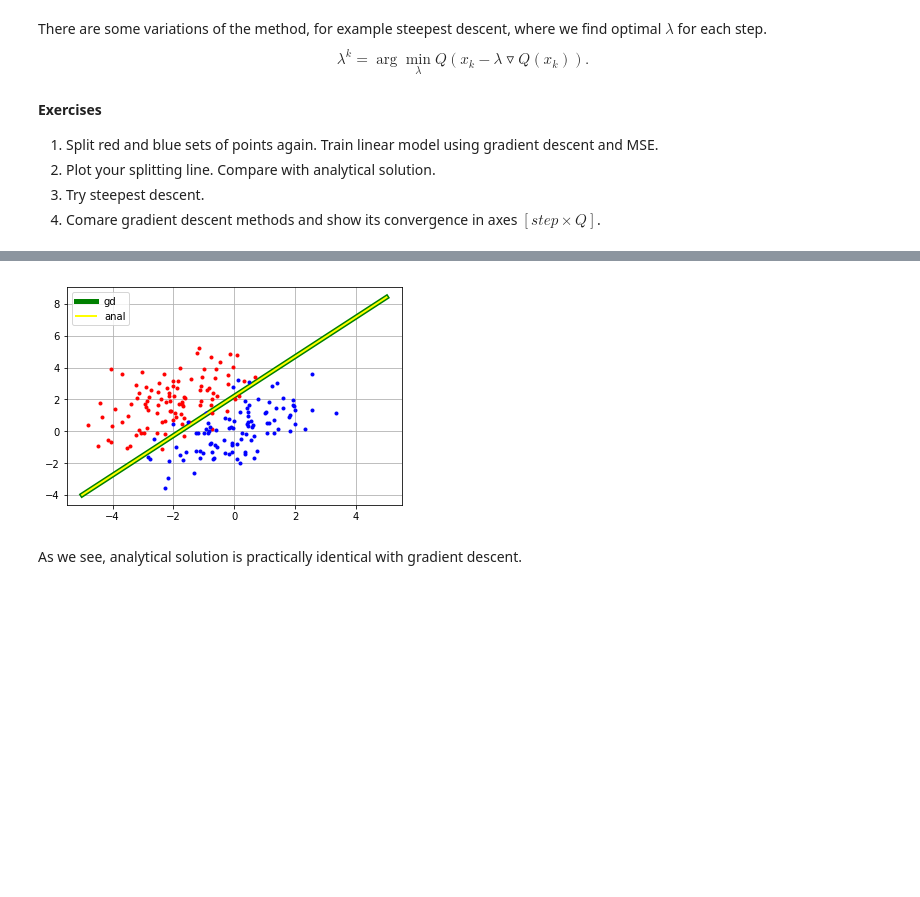
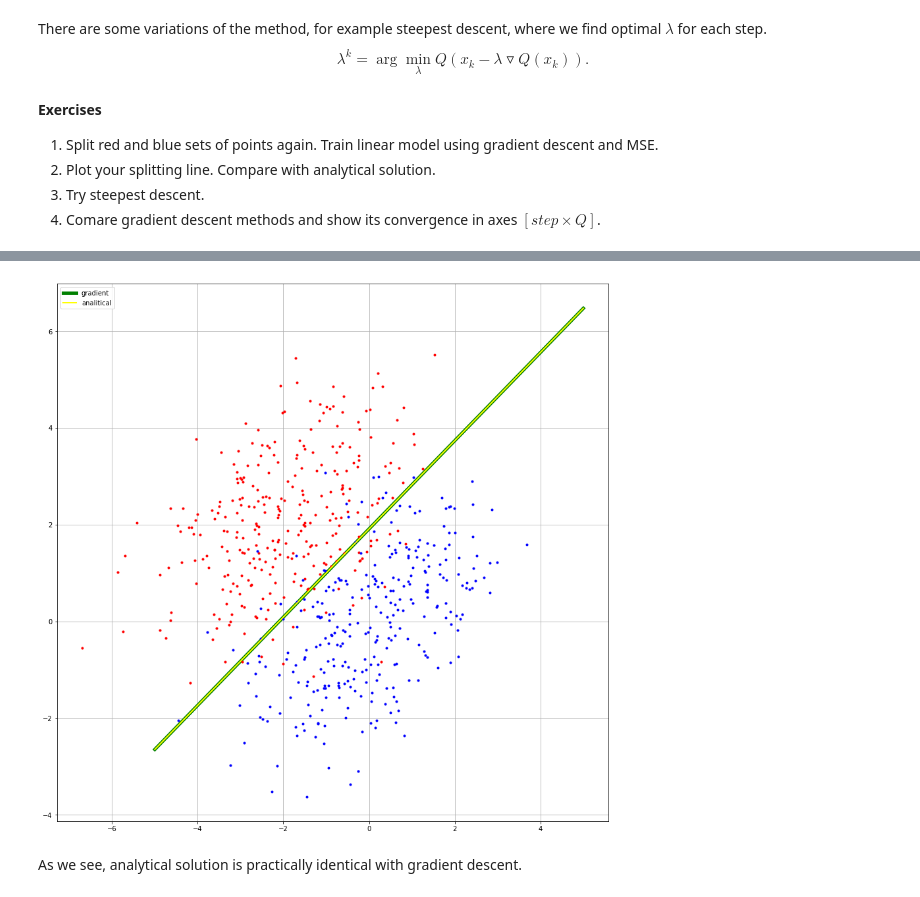
Before and after one commit to birshert/Darin, a Jupyter notebook: labs_/Birshert Alexey DARIN LAB-1.ipynb, the cells around one changed output, grey strips where cells are left out. Drawn from its saved outputs; the diff is of its cells as text; code cells hidden in the pictures; blank space fills up the shorter version.

```diff
--- a/labs_/Birshert Alexey DARIN LAB-1.ipynb
+++ b/labs_/Birshert Alexey DARIN LAB-1.ipynb
@@ -344,7 +345,13 @@ plt.show()
 # %% [output]
 [figure]
 # %%
+import time
+
+start = time.clock()
+
 count = 100
+
+# initialisation of dots "clouds"
 
 red = np.random.multivariate_normal(np.array([-2, 2]), np.array([[2, 1],[1,2]]), count).T
 blue = np.random.multivariate_normal(np.array([0,0]), np.array([[2,1],[1,2]]), count).T
@@ -358,20 +365,25 @@ y2 *= -1
 new_y = np.hstack((y1, y2))
 
 w = np.dot(np.dot(np.linalg.inv(np.dot(x.T, x)), x.T), new_y)
-print(w)
+
+print("Analitical solution: ", w)
+
 k = -w[0]/w[1]
 b = -w[2]/w[1]
-print(k)
 
 data = {}
-data['x'] = np.linspace(-5, 5, 10000)
+data['x'] = np.linspace(-5, 5, 1000)
 data['y'] = data['x'] * k + b
 
-
+plt.figure(figsize=(15, 15))
 plt.plot(data['x'], data['y'], linewidth=5, color='green')
 
 plt.plot(red[0], red[1], '.', color = 'r')
 plt.plot(blue[0], blue[1], '.', color = 'b')
 
 plt.show()
+
+finish = time.clock()
+
+print("Total time: ", finish - start)
 # %% [output]
@@ -504,28 +587,38 @@ $$\lambda^{k} = \arg\min_{\lambda}Q(x_k - \lambda\triangledown Q(x_k)).$$
 3. Try steepest descent.
 4. Comare gradient descent methods and show its convergence in axes $[step \times Q]$.
 # %%
-count = 100
+import time
+
+start = time.clock()
+
+count = 300
+
+# defining derivatives
 
 def der_k1(X, Y, w):
     summ = 0
-    for i in range(200):
+    for i in range(600):
         summ += (1 - Y[i] * (X[i][0] * w[0] + X[i][1] * w[1] + w[2])) * (-Y[i]) * X[i][0]
     return summ
 
 def der_k2(X, Y, w):
     summ = 0
-    for i in range(200):
+    for i in range(600):
         summ += (1 - Y[i] * (X[i][0] * w[0] + X[i][1] * w[1] + w[2])) * (-Y[i]) * X[i][1]
     return summ
 
 def der_k3(X, Y, w):
     summ = 0
-    for i in range(200):
+    for i in range(600):
         summ += (1 - Y[i] * (X[i][0] * w[0] + X[i][1] * w[1] + w[2])) * (-Y[i])
     return summ
 
+# calculating gradient
+
 def grad(X, Y, w):
     return [der_k1(X, Y, w), der_k2(X, Y, w), der_k3(X, Y, w)]
+
+# initialisation of dots "clouds"
 
 red = np.random.multivariate_normal(np.array([-2, 2]), np.array([[2, 1],[1,2]]), count).T
 blue = np.random.multivariate_normal(np.array([0,0]), np.array([[2,1],[1,2]]), count).T
@@ -538,43 +631,66 @@ y2 = np.ones(count)
 y2 *= -1
 new_y = np.hstack((y1, y2))
 
+# doing main work
+
 def gradient_descent():
+
+    # starting point
+
     w = [0, 0, 0]
+
+    # coefs
+
     iteration = 0
     e = 1
     la = 1/10000
+
     while (e > (10)**-5):
+
         gr = grad(x, new_y, w)
+
         w[0] = w[0] - la * gr[0]
         w[1] = w[1] - la * gr[1]
         w[2] = w[2] - la * gr[2]
+
         iteration += 1
+
         e = np.sqrt((la * gr[0])**2 + (la * gr[1])**2 + (la * gr[2])**2)
 
-    print(iteration)
-    print(w)
+    print("Iterations: ", iteration)
+    print("Finish point: ", w)
+
     k = -w[0]/w[1]
     b = -w[2]/w[1]
+
     data = {}
-    data['x'] = np.linspace(-5, 5, 10000)
+    data['x'] = np.linspace(-5, 5, 1000)
     data['y'] = data['x'] * k + b
 
-    plt.plot(data['x'], data['y'], linewidth=5, color='green', label='gd')
+    plt.figure(figsize=(15, 15))
+    plt.plot(data['x'], data['y'], linewidth=5, color='green', label='gradient')
     plt.plot(red[0], red[1], '.', color = 'r')
     plt.plot(blue[0], blue[1], '.', color = 'b')
 
-    w = np.dot(np.dot(np.linalg.inv(np.dot(x.T, x)), x.T), new_y)
-    print(w)
-    k = -w[0]/w[1]
-    b = -w[2]/w[1]
-    print(k)
+    w1 = np.dot(np.dot(np.linalg.inv(np.dot(x.T, x)), x.T), new_y)
+
+    print("Analitical solution: ", w1)
+
+    print("Accuracy: ", np.sqrt((np.sum(w - w1)**2)))
+
+    finish = time.clock()
+
+    print("Total time: ", finish - start)
+
+    k = -w1[0]/w1[1]
+    b = -w1[2]/w1[1]
 
     data = {}
-    data['x'] = np.linspace(-5, 5, 10000)
+    data['x'] = np.linspace(-5, 5, 1000)
     data['y'] = data['x'] * k + b
 
 
-    plt.plot(data['x'], data['y'], linewidth=2, color='yellow', label='anal')
+    plt.plot(data['x'], data['y'], linewidth=2, color='yellow', label='analitical')
     plt.grid(True)
     plt.legend()
     plt.show()
@@ -588,4 +705,4 @@ gradient_descent()
-[figure, old version]
+[figure, new version]
 # %% [markdown]
 As we see, analytical solution is practically identical with gradient descent.
 # %% [markdown]
```
Also changed, not shown: parts of 6 cells of this notebook.
